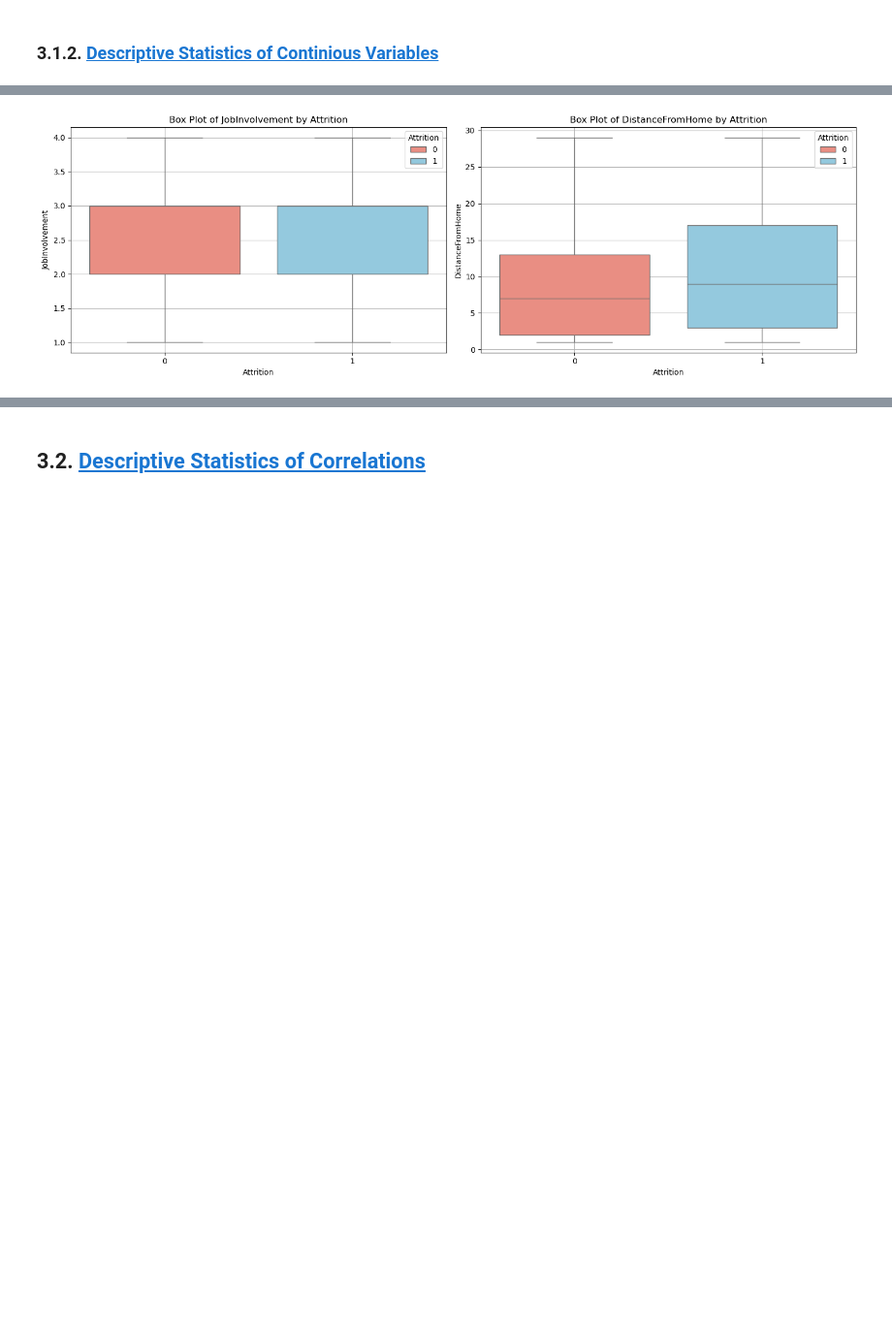
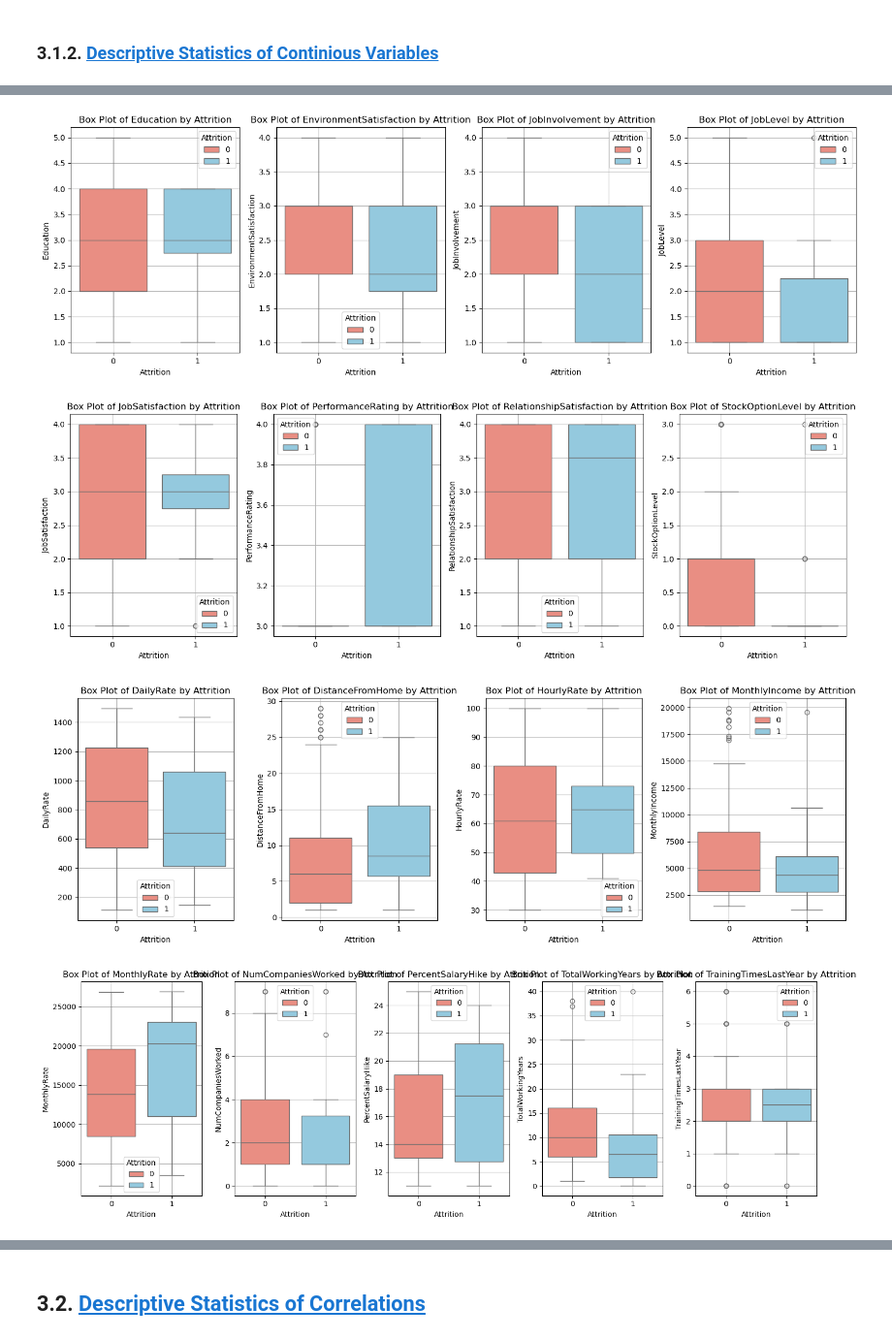
Before and after one commit to Niklasjkd/Assignment-B15, a Jupyter notebook: 2766_2526_assignment_1.ipynb, the cells around one changed output, grey strips where cells are left out. Shown at 97% size. Cells and saved outputs as stored; diff of their text form; code cells hidden in the pictures; blank space fills up the shorter version.

```diff
--- a/2766_2526_assignment_1.ipynb
+++ b/2766_2526_assignment_1.ipynb
@@ -183,6 +184,13 @@ Next we will convert the binominal values to `0` and `1`, to be coherent
 # %%
 csv_data['Attrition'] = csv_data['Attrition'].map({'No': 0, 'Yes': 1})
 csv_data['OverTime'] = csv_data['OverTime'].map({'No': 0, 'Yes': 1})
-csv_data['Over18'] = csv_data['Over18'].map({'N': 0, 'Y': 1})
+csv_data['Over18'] = (csv_data['Over18'] == 'Y').astype(int)
 csv_data.head()
+
+print(csv_data['Over18'])
+
+csv_data = csv_data[(csv_data['EmployeeNumber'] >= 50) & (csv_data['EmployeeNumber'] <= 250)]
+
+# Create second data set only with churners for the second research question
+attritioned_employees_df = csv_data[csv_data['Attrition'] == 1]
 # %% [output]
@@ -204,9 +219,7 @@ csv_data.head()
 def bar_grouped_by_attrition(independent_variable):
     fig, axes = plt.subplots(1, 2, figsize=(14, 6))
 
-    filtered_data = csv_data[(csv_data['EmployeeNumber'] >= 50) & (csv_data['EmployeeNumber'] <= 250)]
-
-    attrition_variable = filtered_data.groupby([independent_variable, 'Attrition']).size().unstack()
+    attrition_variable = csv_data.groupby([independent_variable, 'Attrition']).size().unstack()
     attrition_variable.plot(kind='bar', stacked=True, ax=axes[0], color=['skyblue', 'salmon'])
     axes[0].set_title(f'Attrition by {independent_variable}')
     axes[0].set_xlabel(f'{independent_variable}')
@@ -223,6 +236,6 @@ def bar_grouped_by_attrition(independent_variable):
     plt.tight_layout()
     plt.show()
 
-for i in ['JobSatisfaction', 'WorkLifeBalance', 'OverTime', 'Attrition']:
+for i in ['BusinessTravel', 'Department', 'MaritalStatus', 'Gender', 'OverTime', 'Attrition']:
     bar_grouped_by_attrition(i)
 # %% [output]
@@ -305,20 +338,23 @@ Interpretation
 # %%
 # Box plot for Account Length stratified by Attrition
 def boxplot_stratified(list_of_variables, stratified):
     fig, axes = plt.subplots(1, len(list_of_variables), figsize=(15, 5))
     for i in range(len(list_of_variables)):
         sns.boxplot(x=stratified, y=list_of_variables[i], data=csv_data, hue=stratified, ax=axes[i], palette=['salmon', 'skyblue'])
         axes[i].set_title(f'Box Plot of {list_of_variables[i]} by {stratified}')
         axes[i].set_xlabel(stratified)
         axes[i].set_ylabel(list_of_variables[i])
         axes[i].grid(True)
     plt.tight_layout()
     plt.show()
 
-boxplot_stratified(['JobInvolvement', 'DistanceFromHome'],'Attrition')
-# boxplot_stratified(['total_day_calls','total_eve_calls', 'total_night_calls', 'total_intl_calls'],'Attrition')
-# boxplot_stratified(['total_day_charge','total_eve_charge', 'total_night_charge', 'total_intl_charge'],'Attrition')
-# boxplot_stratified(['total_day_minutes','total_eve_minutes', 'total_night_minutes', 'total_intl_minutes'],'Attrition')
+boxplot_stratified(['Education', 'EnvironmentSatisfaction', 'JobInvolvement', 'JobLevel'],'Attrition')
+boxplot_stratified(['JobSatisfaction', 'PerformanceRating', 'RelationshipSatisfaction', 'StockOptionLevel'],'Attrition')
+boxplot_stratified(['DailyRate', 'DistanceFromHome', 'HourlyRate', 'MonthlyIncome'],'Attrition')
+boxplot_stratified(['MonthlyRate', 'NumCompaniesWorked', 'PercentSalaryHike', 'TotalWorkingYears', 'TrainingTimesLastYear'],'Attrition')
 # %% [output]
-[figure, old version]
+[figure, new version]
+[figure, added]
+[figure, added]
+[figure, added]
 # %% [markdown]
```
Also changed, not shown: parts of 32 cells of this notebook.
